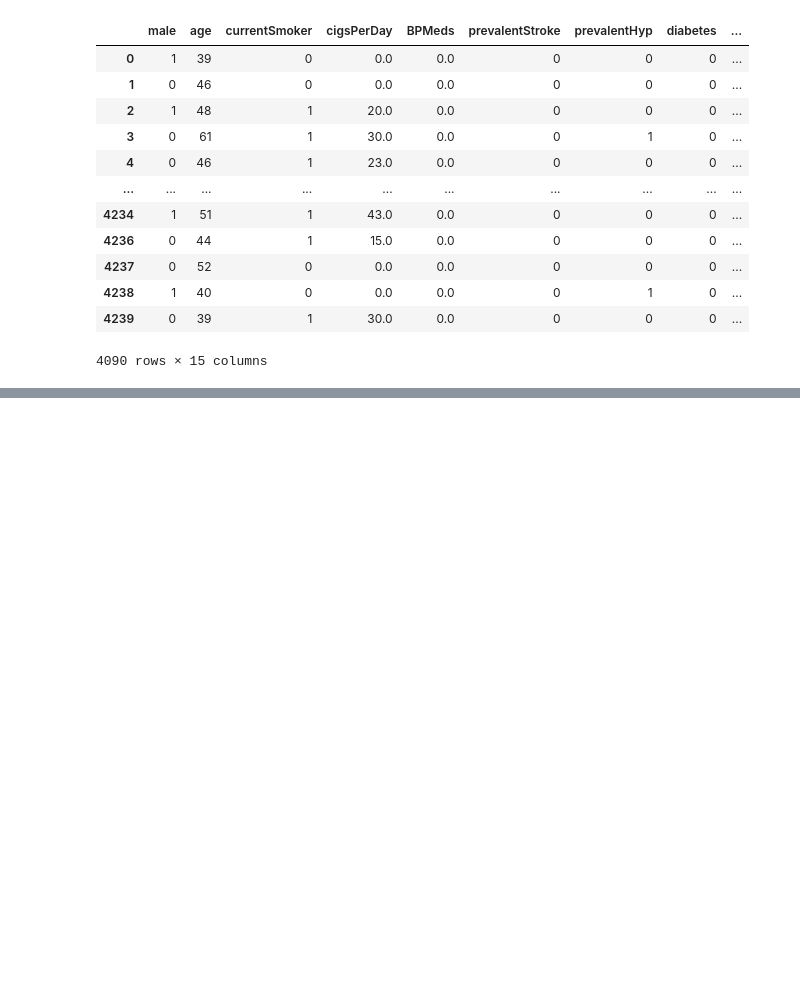
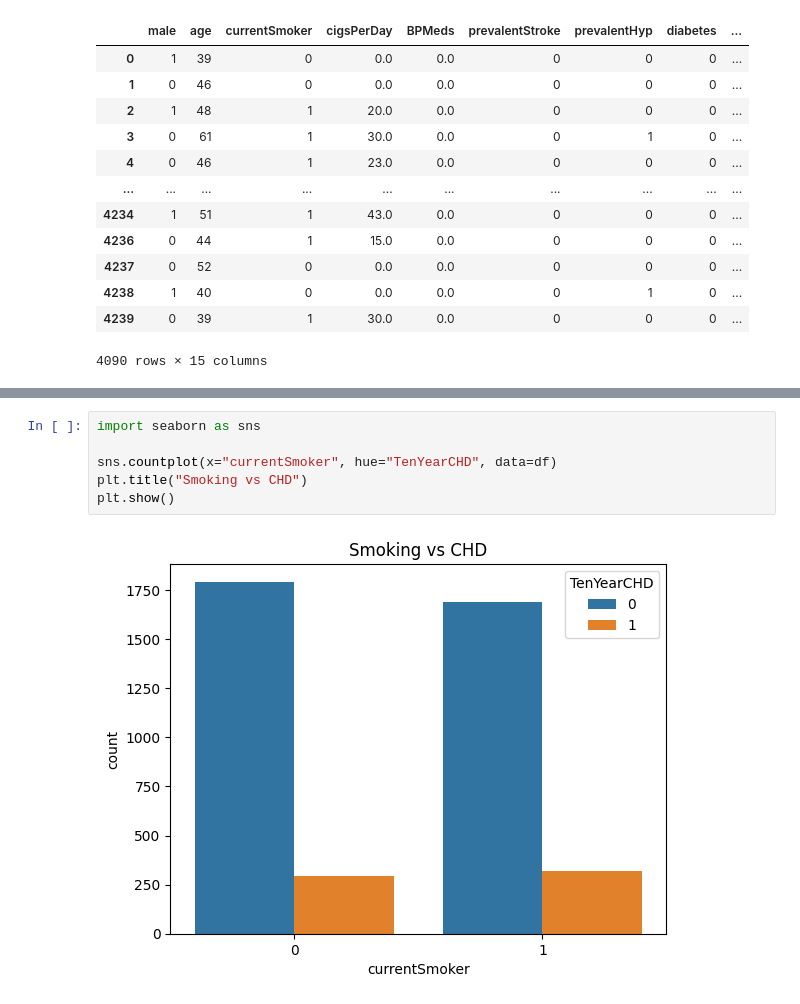
Before and after one commit to Nazihahaha/Coronary-Heart-Disease-Prediction, a Jupyter notebook: main.ipynb, the cells around one changed output, grey strips where cells are left out. Cells and saved outputs as stored; diff of their text form; blank space fills up the shorter version.

```diff
--- a/main.ipynb
+++ b/main.ipynb
@@ -123,0 +117,8 @@ dtype: int64
+# %%
+import seaborn as sns
+
+sns.countplot(x="currentSmoker", hue="TenYearCHD", data=df)
+plt.title("Smoking vs CHD")
+plt.show()
+# %% [output]
+[figure, added]
```
Also changed, not shown: parts of 5 cells of this notebook.
